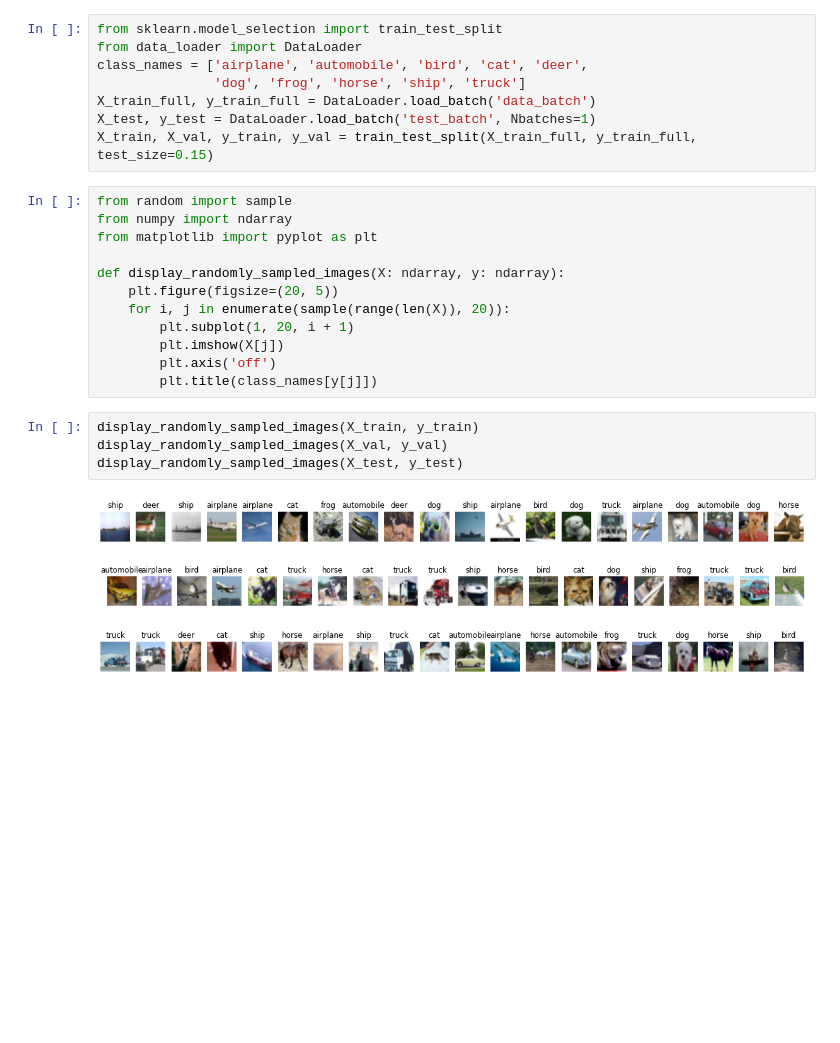
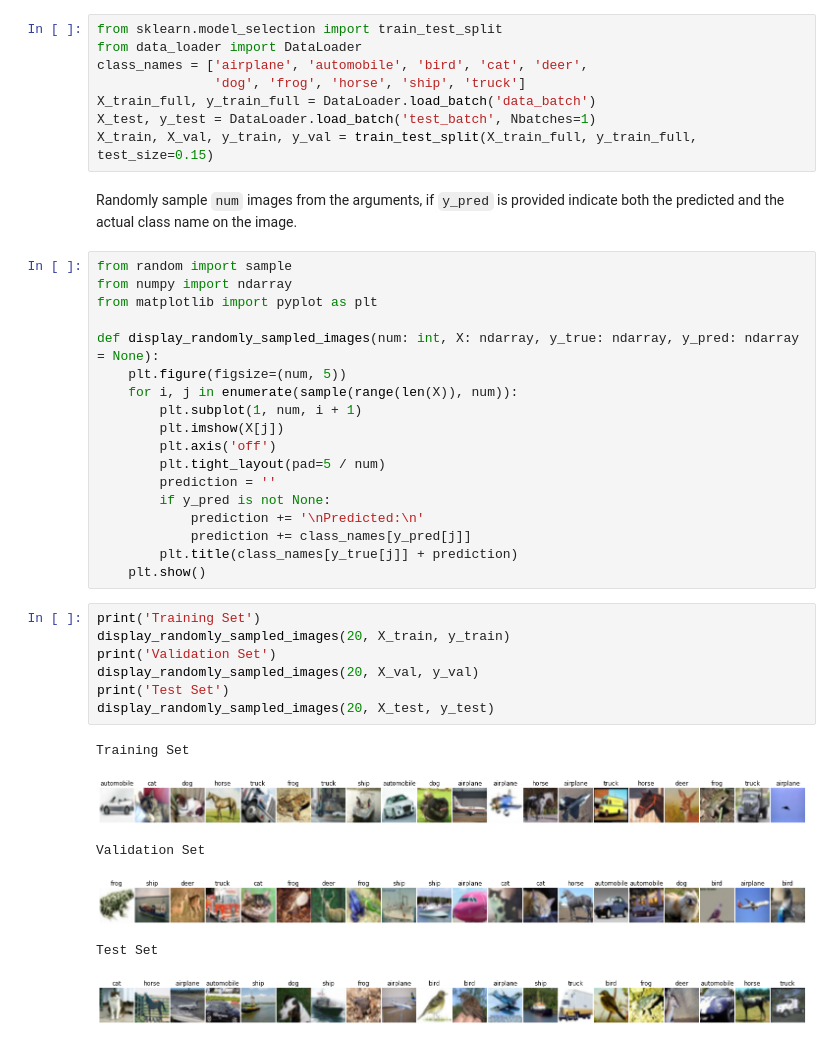
Before and after one commit to Kaiqi-Liang/CITS5508-Labs, a Jupyter notebook: labs/lab05/Liang_Kaiqi-lab05.ipynb, the cells around one changed output. Drawn from its saved outputs; the diff is of its cells as text; blank space fills up the shorter version.

```diff
--- a/labs/lab05/Liang_Kaiqi-lab05.ipynb
+++ b/labs/lab05/Liang_Kaiqi-lab05.ipynb
@@ -6,23 +6,37 @@ class_names = ['airplane', 'automobile', 'bird', 'cat', 'deer',
 X_train_full, y_train_full = DataLoader.load_batch('data_batch')
 X_test, y_test = DataLoader.load_batch('test_batch', Nbatches=1)
 X_train, X_val, y_train, y_val = train_test_split(X_train_full, y_train_full, test_size=0.15)
+# %% [markdown]
+Randomly sample `num` images from the arguments, if `y_pred` is provided indicate both the predicted and the actual class name on the image.
 # %%
 from random import sample
 from numpy import ndarray
 from matplotlib import pyplot as plt
 
-def display_randomly_sampled_images(X: ndarray, y: ndarray):
-	plt.figure(figsize=(20, 5))
-	for i, j in enumerate(sample(range(len(X)), 20)):
-		plt.subplot(1, 20, i + 1)
+def display_randomly_sampled_images(num: int, X: ndarray, y_true: ndarray, y_pred: ndarray = None):
+	plt.figure(figsize=(num, 5))
+	for i, j in enumerate(sample(range(len(X)), num)):
+		plt.subplot(1, num, i + 1)
 		plt.imshow(X[j])
 		plt.axis('off')
-		plt.title(class_names[y[j]])
+		plt.tight_layout(pad=5 / num)
+		prediction = ''
+		if y_pred is not None:
+			prediction += '\nPredicted:\n'
+			prediction += class_names[y_pred[j]]
+		plt.title(class_names[y_true[j]] + prediction)
+	plt.show()
 # %%
-display_randomly_sampled_images(X_train, y_train)
-display_randomly_sampled_images(X_val, y_val)
-display_randomly_sampled_images(X_test, y_test)
+print('Training Set')
+display_randomly_sampled_images(20, X_train, y_train)
+print('Validation Set')
+display_randomly_sampled_images(20, X_val, y_val)
+print('Test Set')
+display_randomly_sampled_images(20, X_test, y_test)
 # %% [output]
+Training Set
-[figure, old version]
+[figure, new version]
+Validation Set
-[figure, old version]
+[figure, new version]
+Test Set
-[figure, old version]
+[figure, new version]
```
Also changed, not shown: parts of 29 cells of this notebook.
